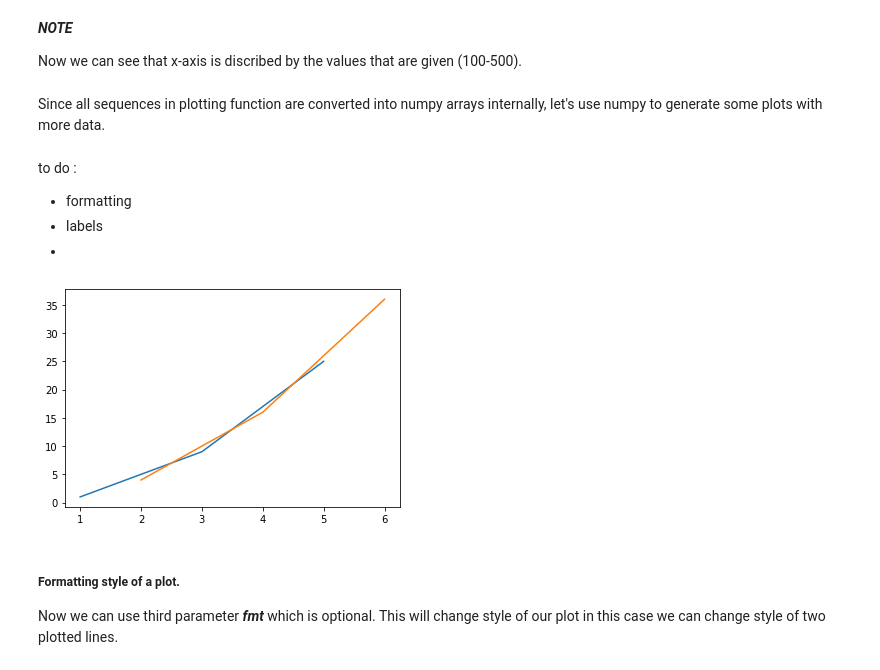
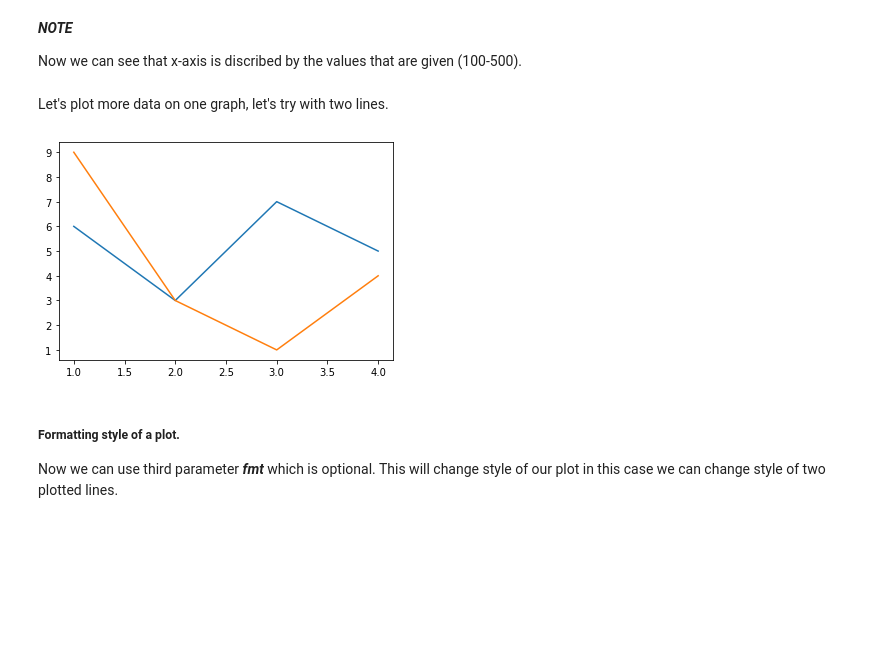
Before and after one commit to DracoNibilis/CAO_Points_Analysis, a Jupyter notebook: pyplot.ipynb, the cells around one changed output. Cells and saved outputs as stored; diff of their text form; code cells hidden in the pictures; blank space fills up the shorter version.

Commit message:
more functions on plot

```diff
--- a/pyplot.ipynb
+++ b/pyplot.ipynb
@@ -166,20 +163,20 @@ plt.show()
 
 Now we can see that x-axis is discribed by the values that are given (100-500).
 # %% [markdown]
-Since all sequences in plotting function are converted into numpy arrays internally, let's use numpy to generate some plots with more data.
+Let's plot more data on one graph, let's try with two lines.
-# %% [markdown]
-to do :
-- formatting
-- labels
--
 # %%
 # Plotting with more data.
-x = np.array([[1, 2], [3, 4], [5, 6]])
-y = x**2
-plt.plot(x, y)
+# Plot line nr 1.
+x1 = [1,2,3,4]
+y1 = [6,3,7,5]
+plt.plot(x1, y1)
+# Plot line nr 2.
+x2 = [1,2,3,4]
+y2 = [9,3,1,4]
+plt.plot(x2,y2)
 plt.show()
 # %% [output]
-[figure, old version]
+[figure, new version]
 # %% [markdown]
 ##### Formatting style of a plot.
 Now we can use third parameter ***fmt*** which is optional.
```
Also changed, not shown: parts of 13 cells of this notebook.
